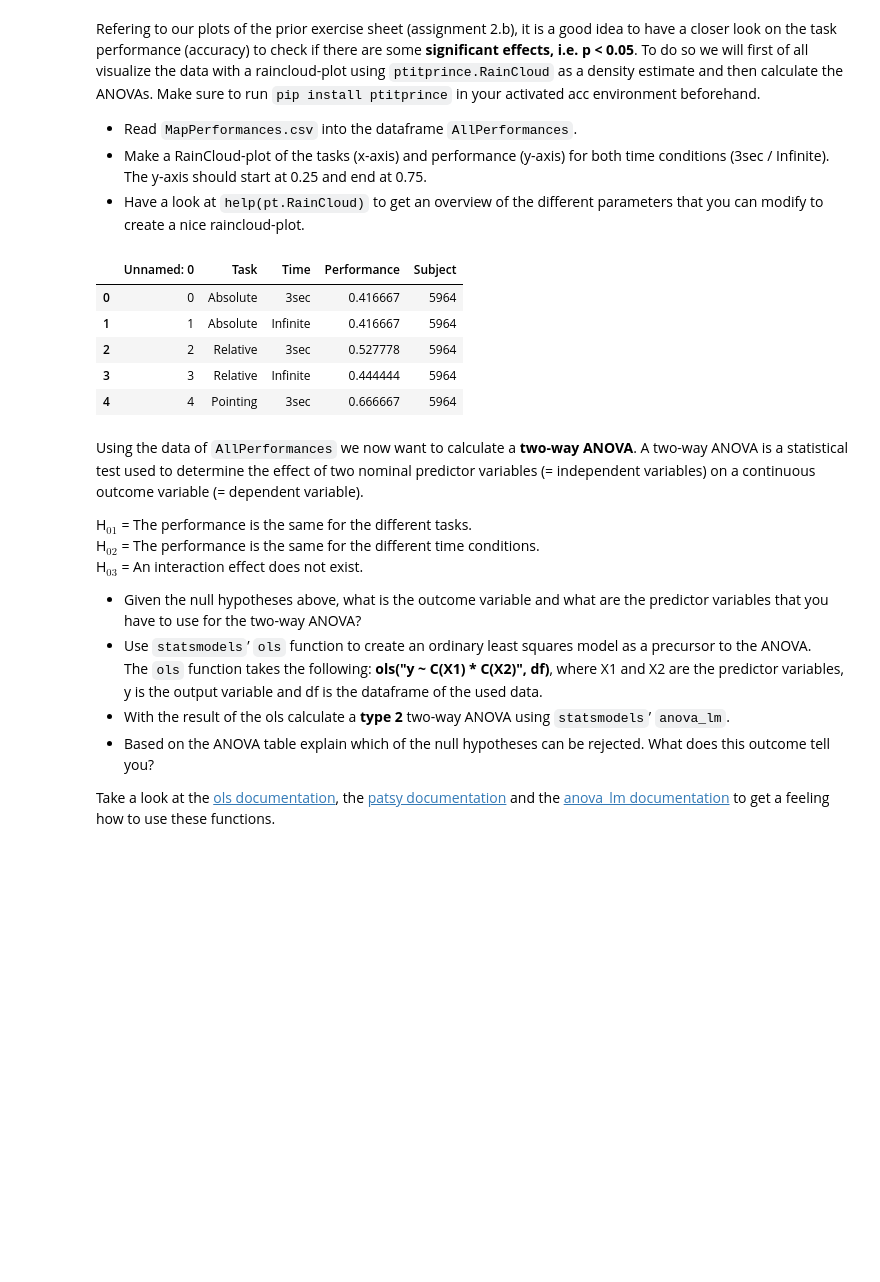
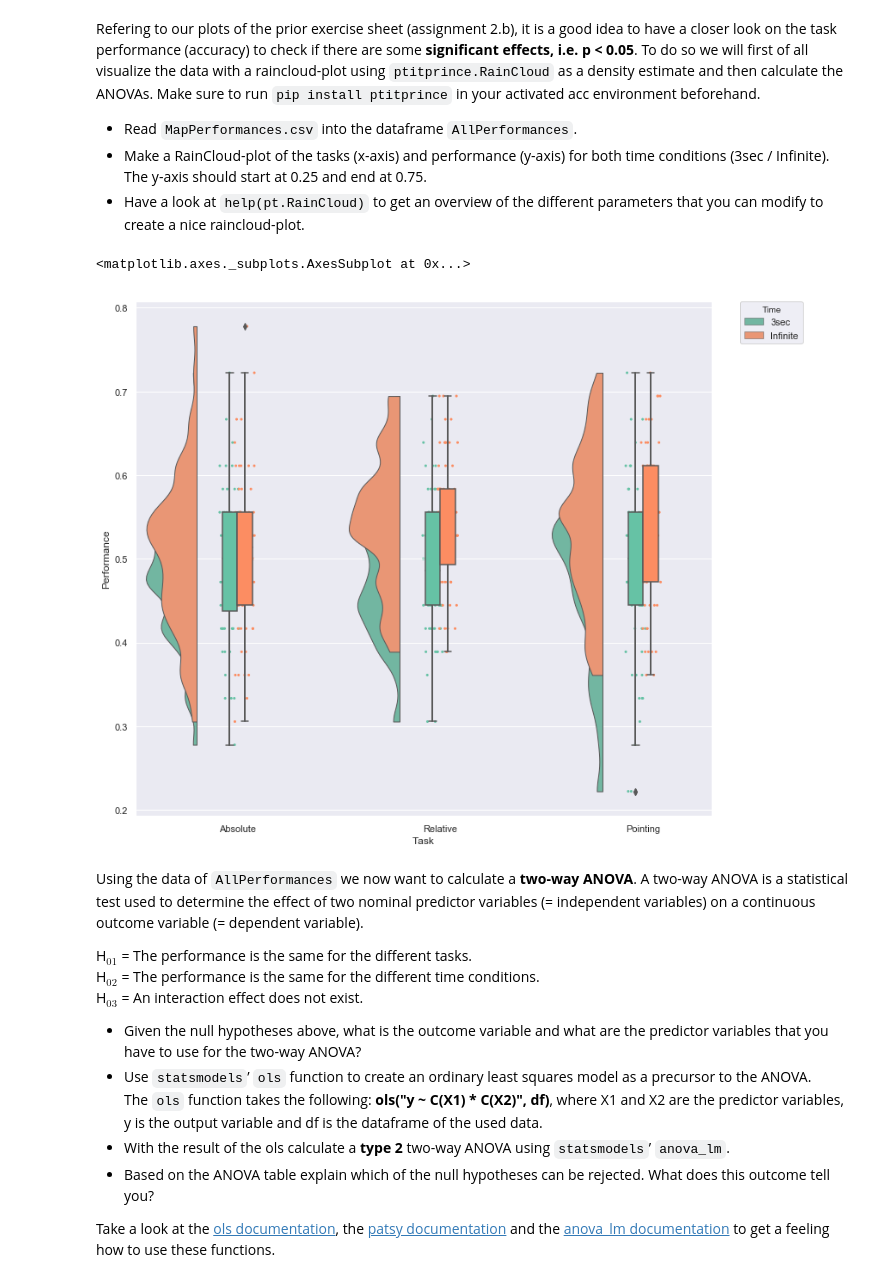
Before and after one commit to NBP-ACC/week-6-acc_9, a Jupyter notebook: sheet04.ipynb, the cells around one changed output. Cells and saved outputs as stored; diff of their text form; code cells hidden in the pictures; blank space fills up the shorter version.

Commit message:
Minor improvements to task1 and 2

````diff
--- a/sheet04.ipynb
+++ b/sheet04.ipynb
@@ -93,19 +86,17 @@ Refering to our plots of the prior exercise sheet (assignment 2.b), it is a good
 # %%
 #help(pt.RainCloud)
 
 # TODO
+#Read MapPerformances.csv into the dataframe AllPerformances.
 AllPerformances =  pd.read_csv('MapPerformances.csv',header= 0)
-AllPerformances.head()
-#pt.RainCloud(x='Task', y= 'Performance', hue='Time', data = AllPerformances, width_viol=0.5,dodge=True)
 
-#Set the y-Axis
+#Make a rainCloud-plot
+pt.RainCloud(x='Task', y= 'Performance', hue='Time', data = AllPerformances, width_viol=0.5,dodge=True)
+
+#Set the y-Axis !!!
 # %% [output]
-|  | Unnamed: 0 | Task | Time | Performance | Subject |
-| 0 | 0 | Absolute | 3sec | 0.416667 | 5964 |
-| 1 | 1 | Absolute | Infinite | 0.416667 | 5964 |
-| 2 | 2 | Relative | 3sec | 0.527778 | 5964 |
-| 3 | 3 | Relative | Infinite | 0.444444 | 5964 |
-| 4 | 4 | Pointing | 3sec | 0.666667 | 5964 |
+<matplotlib.axes._subplots.AxesSubplot at 0x...>
+[figure, added]
 # %% [markdown]
 Using the data of ```AllPerformances``` we now want to calculate a **two-way ANOVA**. A two-way ANOVA is a statistical test used to determine the effect of two nominal predictor variables (= independent variables) on a continuous outcome variable (= dependent variable).
 
````
Also changed, not shown: parts of 9 cells of this notebook.
